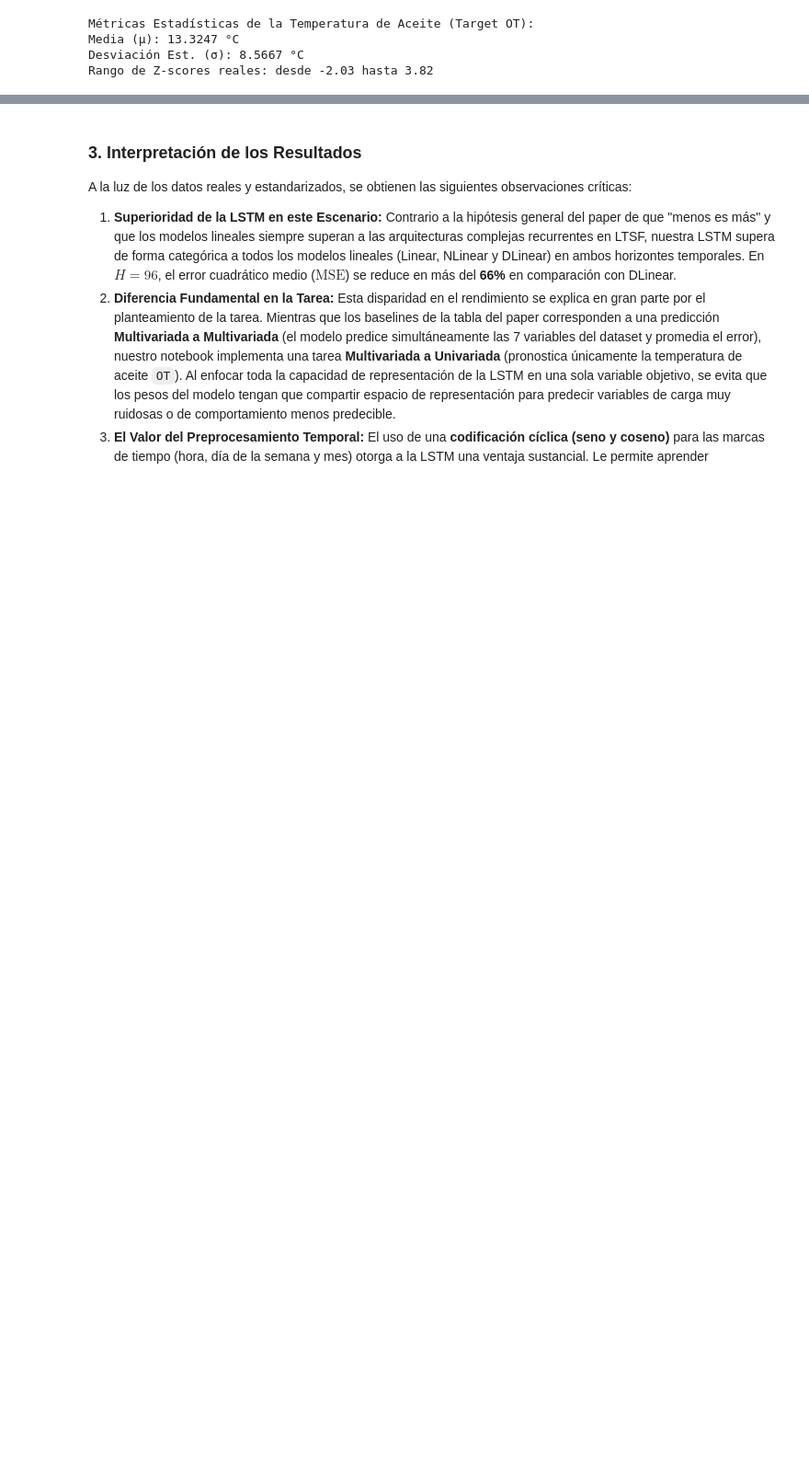
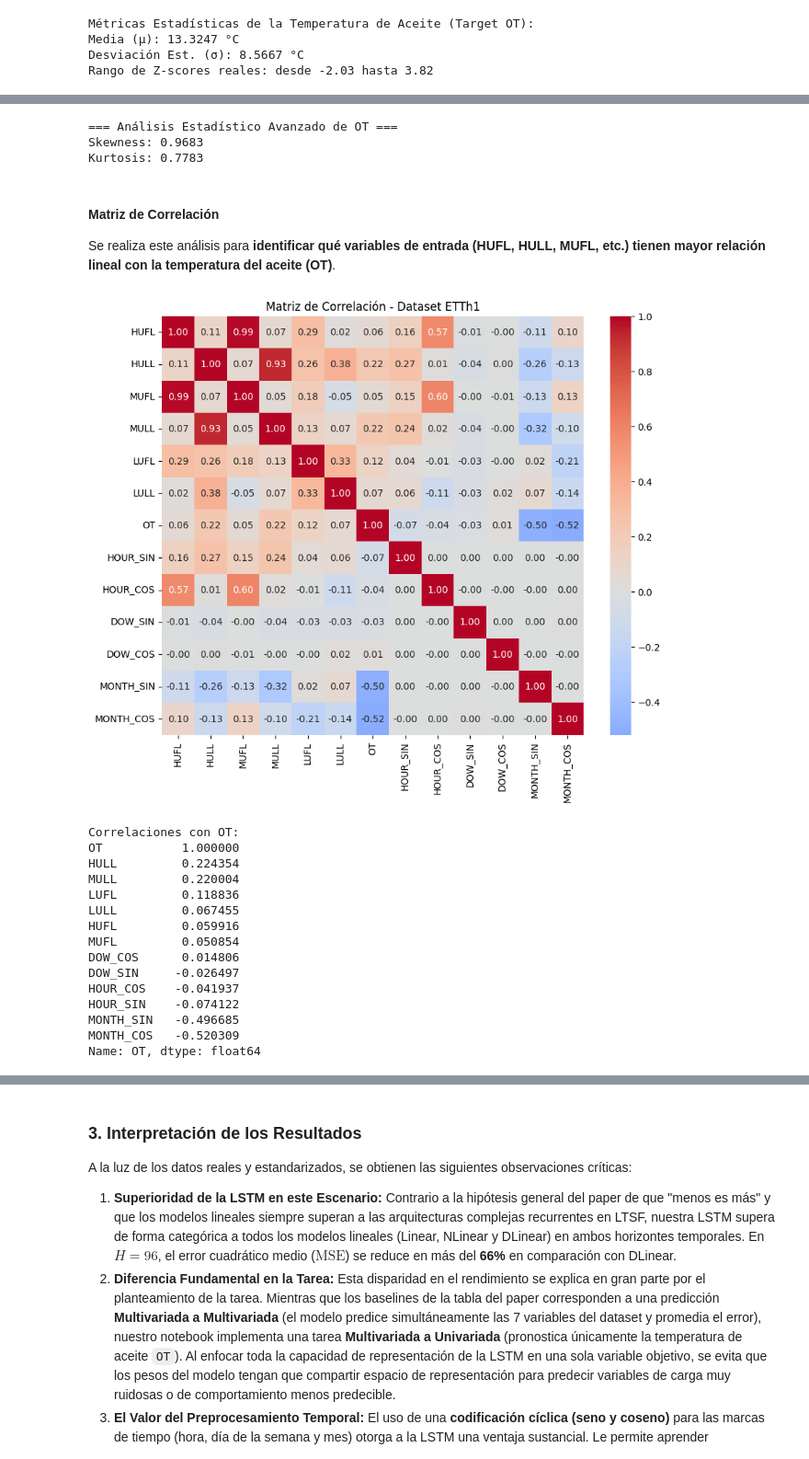
Before and after one commit to Dass-19/LTSF, a Jupyter notebook: LTSF.ipynb, the cells around one changed output, grey strips where cells are left out. Shown at 92% size. Saved outputs shown, nothing was run; the diff lists cells and outputs as text; code cells hidden in the pictures; blank space fills up the shorter version.

```diff
--- a/LTSF.ipynb
+++ b/LTSF.ipynb
@@ -850,0 +860,41 @@ Rango de Z-scores reales: desde -2.03 hasta 3.82
+# %%
+target = 'OT'
+
+print("=== Análisis Estadístico Avanzado de OT ===")
+print(f"Skewness: {ETTh1[target].skew():.4f}")
+print(f"Kurtosis: {ETTh1[target].kurtosis():.4f}")
+# %% [output]
+=== Análisis Estadístico Avanzado de OT ===
+Skewness: 0.9683
+Kurtosis: 0.7783
+# %% [markdown]
+#### Matriz de Correlación
+Se realiza este análisis para **identificar qué variables de entrada (HUFL, HULL, MUFL, etc.) tienen mayor relación lineal con la temperatura del aceite (OT)**.
+# %%
+import seaborn as sns
+
+plt.figure(figsize=(10, 8))
+corr = ETTh1.corr(numeric_only=True)
+sns.heatmap(corr, annot=True, cmap='coolwarm', center=0, fmt='.2f')
+plt.title('Matriz de Correlación - Dataset ETTh1')
+plt.show()
+
+print("\nCorrelaciones con OT:")
+print(corr['OT'].sort_values(ascending=False))
+# %% [output]
+[figure, added]
+Correlaciones con OT:
+OT           1.000000
+HULL         0.224354
+MULL         0.220004
+LUFL         0.118836
+LULL         0.067455
+HUFL         0.059916
+MUFL         0.050854
+DOW_COS      0.014806
+DOW_SIN     -0.026497
+HOUR_COS    -0.041937
+HOUR_SIN    -0.074122
+MONTH_SIN   -0.496685
+MONTH_COS   -0.520309
+Name: OT, dtype: float64
```
Also changed, not shown: parts of 8 cells of this notebook.
